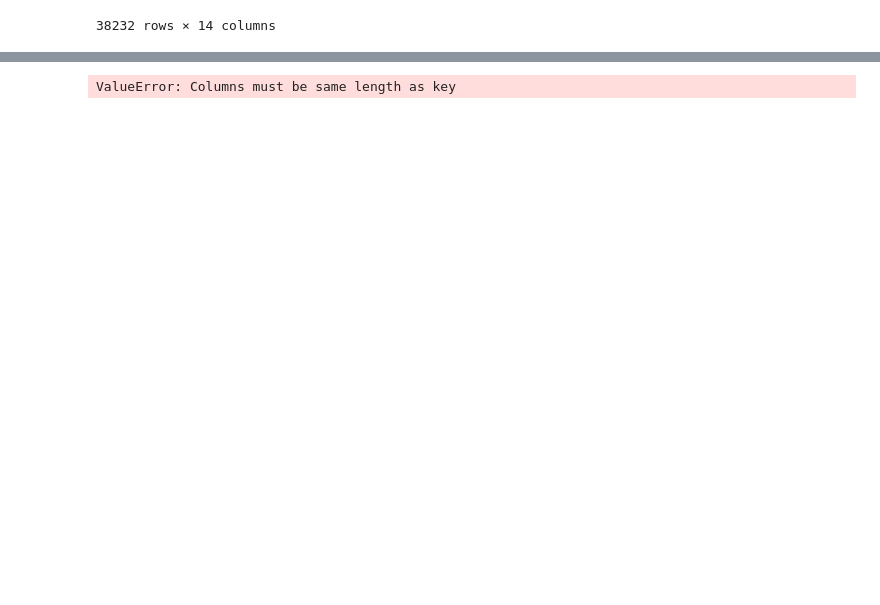
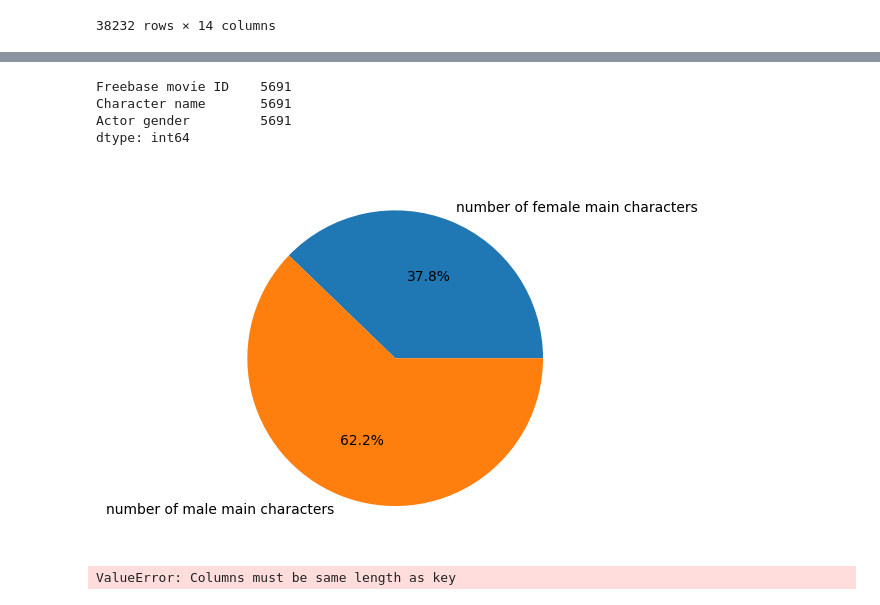
Before and after one commit to epfl-ada/ada-2022-project-cyga, a Jupyter notebook: preprocessing.ipynb, the cells around one changed output, grey strips where cells are left out. Saved outputs shown, nothing was run; the diff lists cells and outputs as text; code cells hidden in the pictures; blank space fills up the shorter version.

Commit message:
find main char

```diff
--- a/preprocessing.ipynb
+++ b/preprocessing.ipynb
@@ -667,3 +667,16 @@ plot_summaries
 | 26261438 | While drinking alone one night an... | /m/0b76dxj | 1989 | Xenos | 1919-02-18 | ... |
 | 17208834 | A high school prom in Georgia is ... | /m/04ydw1v | 2008-10-13 | Jensen | 1990-08-10 | ... |
 38232 rows × 14 columns
+# %%
+#create dataframe with the highest character occurence for each Freebase movie ID and the corresponding character name and gender
+
+character_occurence = plot_summaries.groupby('Freebase movie ID')['Character occurence'].max().reset_index()
+character_occurence = character_occurence.merge(plot_summaries[['Freebase movie ID', 'Character name', 'Character occurence']], on=['Freebase movie ID', 'Character occurence'], how='left')
+character_occurence = character_occurence.drop_duplicates(subset='Freebase movie ID', keep='first')
+character_occurence = character_occurence.drop('Character occurence', axis=1)
+character_occurence
+
+#add character name and gender to character_occurence
+character_occurence = character_occurence.merge(character_metadata[['Freebase movie ID', 'Character name', 'Actor gender']], on=['Freebase movie ID', 'Character name'], how='left')
+
+character_occurence
@@ -670,3 +697,17 @@ plot_summaries
+# %%
+
+x=character_occurence[character_occurence['Actor gender'] == 'F'].count()
+print(x)
+y=character_occurence[character_occurence['Actor gender'] == 'M'].count()
+#plot x and y in a pie chart
+plt.pie([x[0] , y[0]], labels=['number of female main characters', 'number of male main characters'], autopct='%1.1f%%')
+plt.show()
+# %% [output]
+Freebase movie ID    5691
+Character name       5691
+Actor gender         5691
+dtype: int64
+[figure, added]
 # %%
 # find the occurence of the plot_summaries['Character name'] in the text plot_summaries['Plot Summary']
 
```
Also changed, not shown: parts of 1 cell of this notebook.
